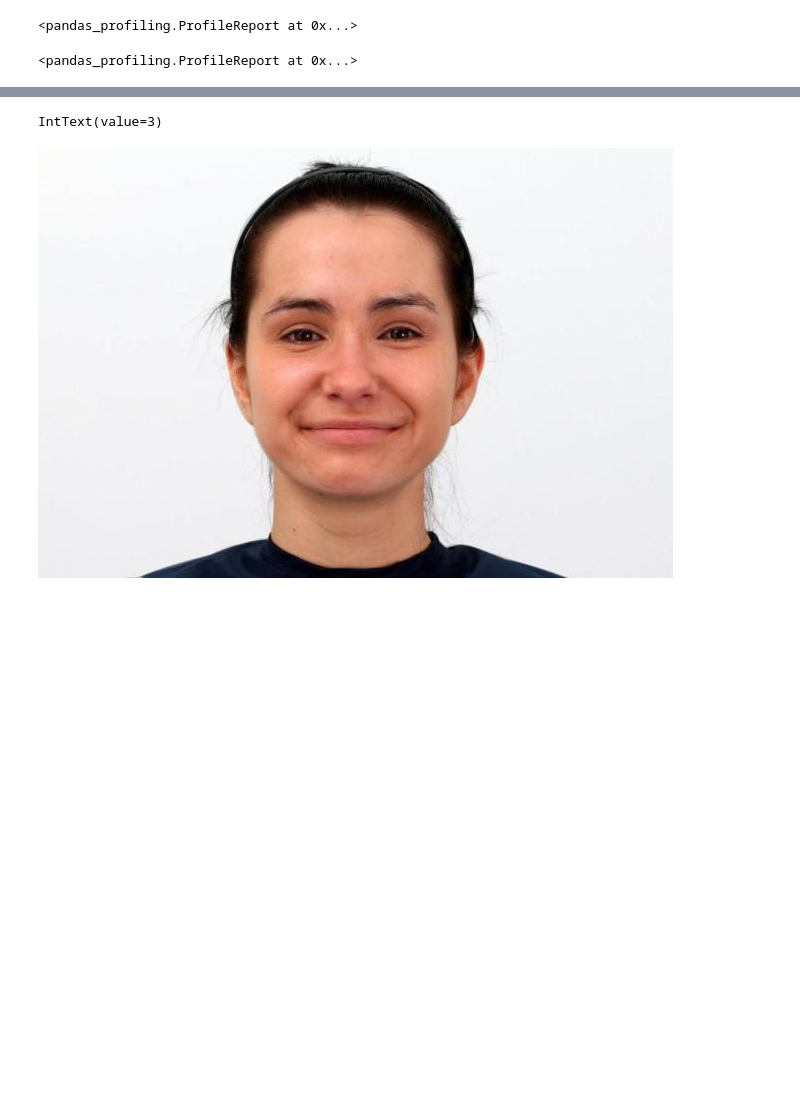
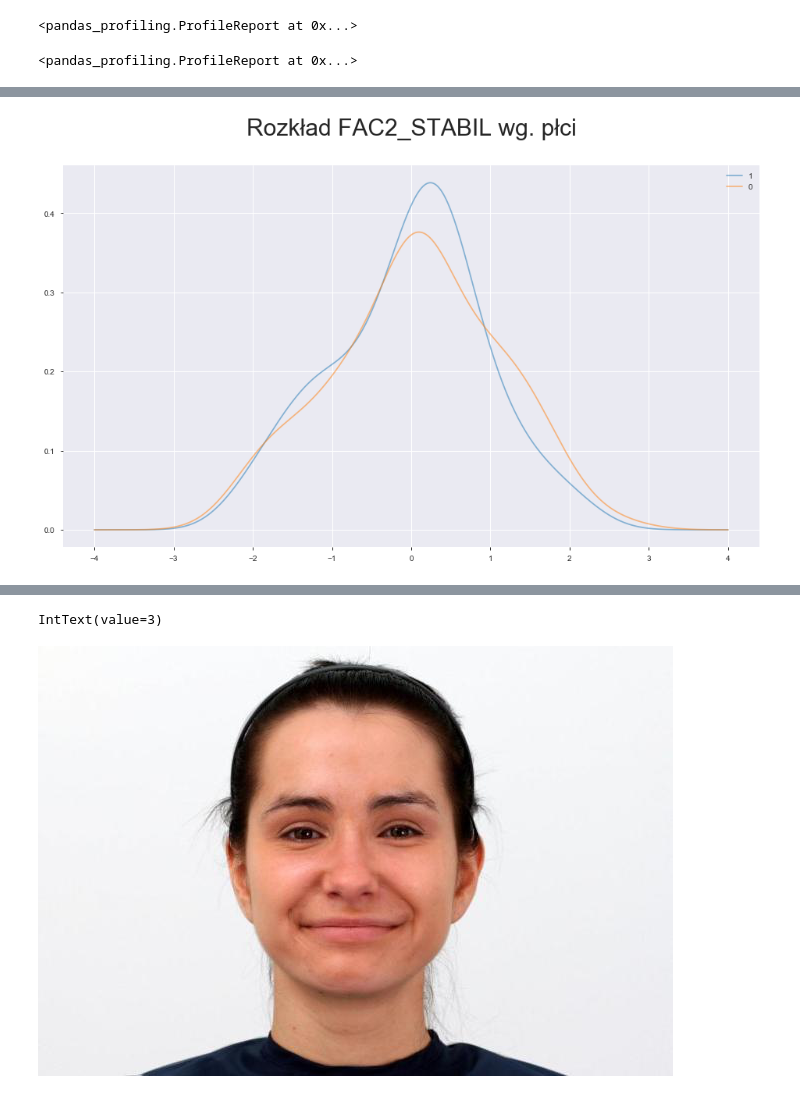
Before and after one commit to Siemashko/CNKStudyOnEmotions, a Jupyter notebook: Projekt emocje.ipynb, the cells around one changed output, grey strips where cells are left out. Saved outputs shown, nothing was run; the diff lists cells and outputs as text; code cells hidden in the pictures; blank space fills up the shorter version.

```diff
--- a/Projekt emocje.ipynb
+++ b/Projekt emocje.ipynb
@@ -84,0 +78,4 @@ dtype: object
+# %%
+plot_factor_grouped_by_gender('FAC2_STABIL')
+# %% [output]
+[figure, added]
```
Also changed, not shown: parts of 6 cells of this notebook.
